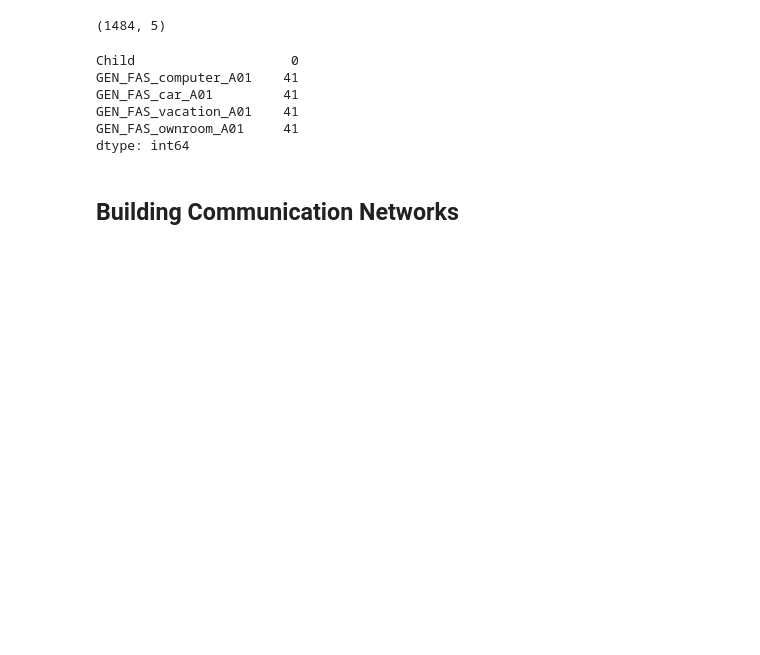
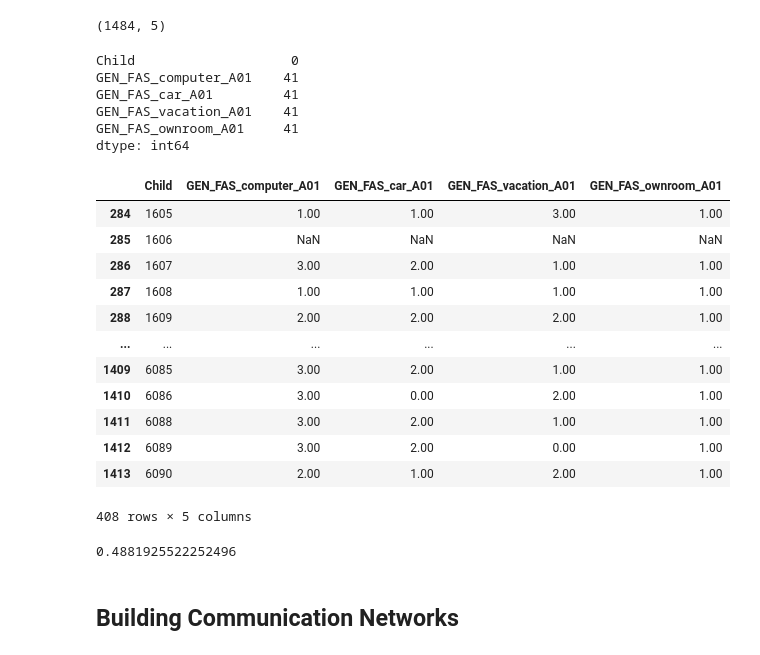
Before and after one commit to MovezNetwork/ABM-PA, a Jupyter notebook: notebooks/ICA_Analysis.ipynb, the cells around one changed output. Cells and saved outputs as stored; diff of their text form; code cells hidden in the pictures; blank space fills up the shorter version.

```diff
--- a/notebooks/ICA_Analysis.ipynb
+++ b/notebooks/ICA_Analysis.ipynb
@@ -610,7 +570,7 @@ df_env.shape
 (1484, 5)
 # %%
 # this seems like a more valiable solution
-df_env = df_env[df_env.Child.isin(lst_participants_id)]
+df_env = df_env[df_env.Child.isin(input_args['participants'])]
 df_env.isnull().sum()
 # %% [output]
 Child                    0
@@ -619,3 +579,19 @@ GEN_FAS_car_A01         41
 GEN_FAS_vacation_A01    41
 GEN_FAS_ownroom_A01     41
 dtype: int64
+# %%
+df_env
+# %% [output]
+|  | Child | GEN_FAS_computer_A01 | GEN_FAS_car_A01 | GEN_FAS_vacation_A01 | GEN_FAS_ownroom_A01 |
+| 284 | 1605 | 1.00 | 1.00 | 3.00 | 1.00 |
+| 285 | 1606 | NaN | NaN | NaN | NaN |
+| 286 | 1607 | 3.00 | 2.00 | 1.00 | 1.00 |
+| 287 | 1608 | 1.00 | 1.00 | 1.00 | 1.00 |
+| 288 | 1609 | 2.00 | 2.00 | 2.00 | 1.00 |
+| ... | ... | ... | ... | ... | ... |
+| 1409 | 6085 | 3.00 | 2.00 | 1.00 | 1.00 |
+| 1410 | 6086 | 3.00 | 0.00 | 2.00 | 1.00 |
+| 1411 | 6088 | 3.00 | 2.00 | 1.00 | 1.00 |
+| 1412 | 6089 | 3.00 | 2.00 | 0.00 | 1.00 |
+| 1413 | 6090 | 2.00 | 1.00 | 2.00 | 1.00 |
+408 rows × 5 columns
@@ -622,3 +631,7 @@ dtype: int64
+# %%
+sum(ed.values()) / float(len(ed))
+# %% [output]
+0.4881925522252496
 # %% [markdown]
 ## Building Communication Networks
 # %%
```
Also changed, not shown: parts of 19 cells of this notebook, 2 other files.
